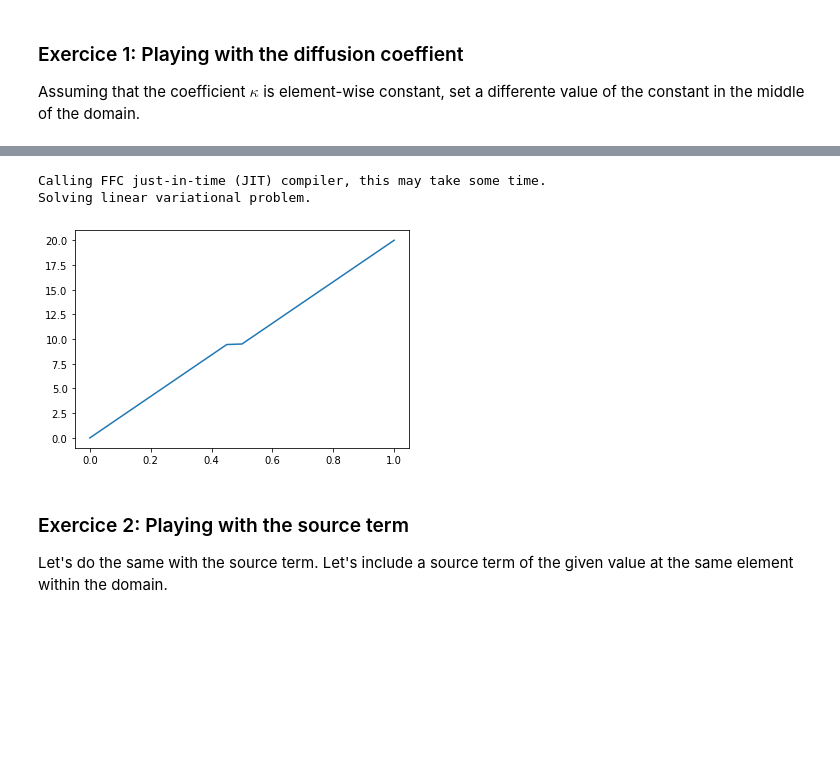
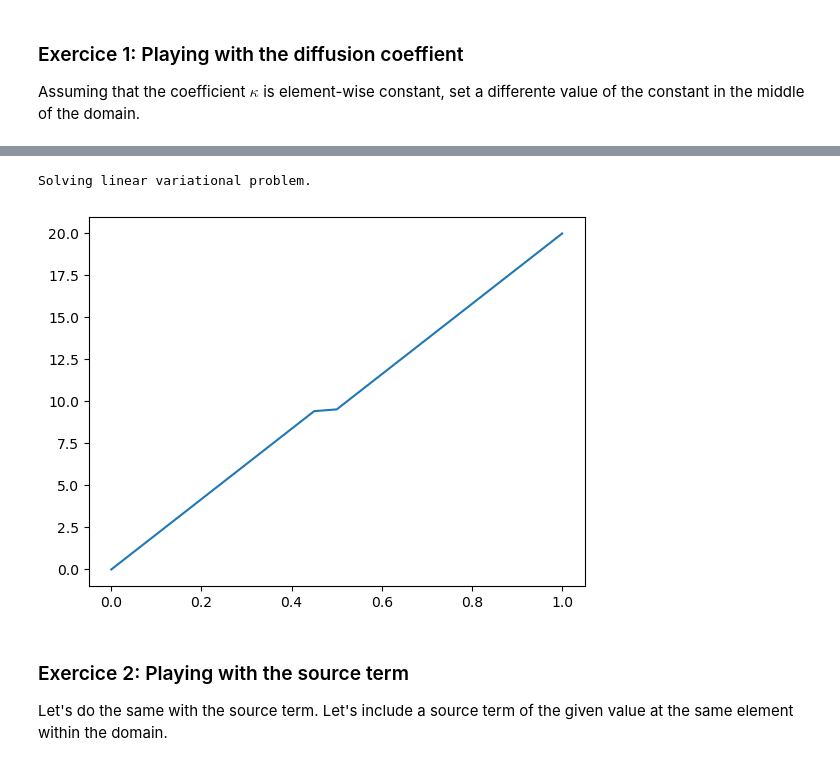
Before and after one commit to Simula-SSCP/SSCP_2024_lectures, a Jupyter notebook: L12 (FEniCS Intro)/L02_FEniCS_Diffusion.ipynb, the cells around one changed output, grey strips where cells are left out. Drawn from its saved outputs; the diff is of its cells as text; code cells hidden in the pictures; blank space fills up the shorter version.

```diff
--- a/L12 (FEniCS Intro)/L02_FEniCS_Diffusion.ipynb
+++ b/L12 (FEniCS Intro)/L02_FEniCS_Diffusion.ipynb
@@ -150,10 +148,10 @@ And that's it! We have solved a PDE in less than 20 lines of code. That's pretty
 ### Exercice 1: Playing with the diffusion coeffient
 Assuming that the coefficient $\kappa$ is element-wise constant, set a differente value of the constant in the middle of the domain.
 # %%
-mesh = UnitIntervalMesh(20)  # 20 is number of intervals Omega is divided intoc
+mesh = UnitIntervalMesh(20)  # 20 is number of intervals Omega is divided into
+cell = mesh.ufl_cell()
 plot(mesh)
 
-# here interval is a FEniCS builtin representing a single interval
-elem = FiniteElement("CG", interval, 1)
+elem = FiniteElement("Lagrange", cell, 1)
 W = FunctionSpace(mesh, elem)
 # %% [output]
@@ -161,8 +159,9 @@ W = FunctionSpace(mesh, elem)
 # %%
 # kappa = Constant(1.0)
-k_elem = FiniteElement("DG", interval, 0)
+k_elem = FiniteElement("DG", mesh.ufl_cell(), 0)
 kappa_e = Function(FunctionSpace(mesh, k_elem))
-kappa_e.vector()[:] = 1
-kappa_e.vector()[9] = 20
+kappa_e.vector()[:] = 0.1
+kappa_e.vector()[9] = 1
 kappa_e.vector()[:]
+plot(kappa_e);
 # %% [output]
@@ -171,27 +169,25 @@ array([ 1.,  1.,  1.,  1.,  1.,  1.,  1.,  1.,  1., 20.,  1.,  1.,  1.,
 # %%
-V = TestFunction(W)  # the test function
-# the TrialFunction is basically a symbol representing the unknown
+V = TestFunction(W)
 U = TrialFunction(W)
 
 a = kappa_e * dot(grad(U), grad(V)) * dx  # left hand side of our equation
 S = Constant(0.0)  # source term
-L = (S*V) * dx  # right hand side of our equation
+L = S * V * dx  # right hand side of our equation
 
 value_left = Constant(0.0)
 value_right = Constant(20.0)
 # Imposing Dirichlet BC to the left boundary node
 bc_l = DirichletBC(W, value_left, "on_boundary && near(x[0], 0)")
 # Imposing Dirichlet BC to the right boundary node
 bc_r = DirichletBC(W, value_right, "on_boundary && near(x[0], 1)")
 bcs = [bc_l, bc_r]   # list of boundary conditions to apply to the problem
 
 U_sol = Function(W)  # place to store the solution
 solve(a == L, U_sol, bcs)  # solve the problem
-plot(U_sol)
+plot(U_sol);
 # %% [output]
-Calling FFC just-in-time (JIT) compiler, this may take some time.
 Solving linear variational problem.
-[figure, old version]
+[figure, new version]
 # %% [markdown]
 ### Exercice 2: Playing with the source term
 Let's do the same with the source term. Let's include a source term of the given value at the same element within the domain.
```
Also changed, not shown: parts of 28 cells of this notebook, 2 other files.
